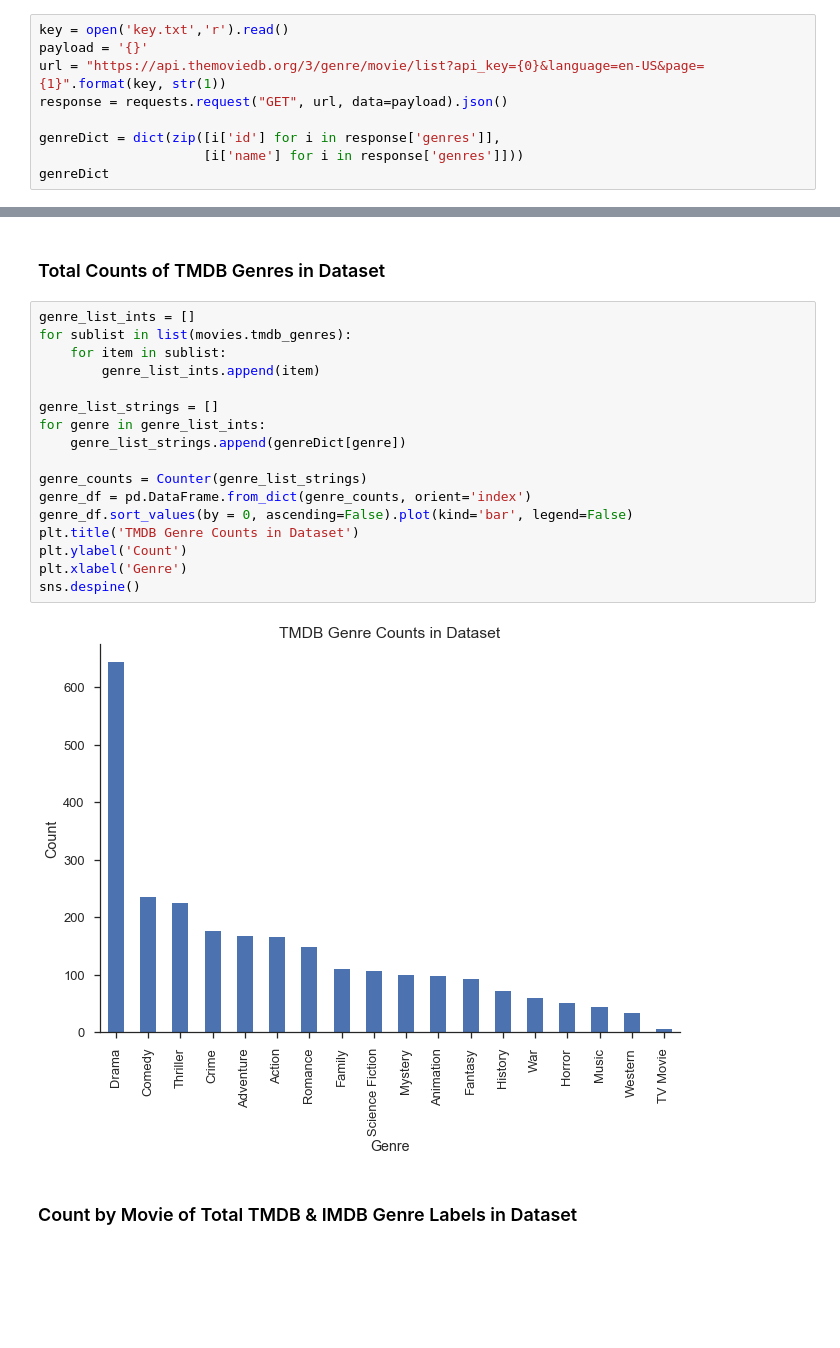
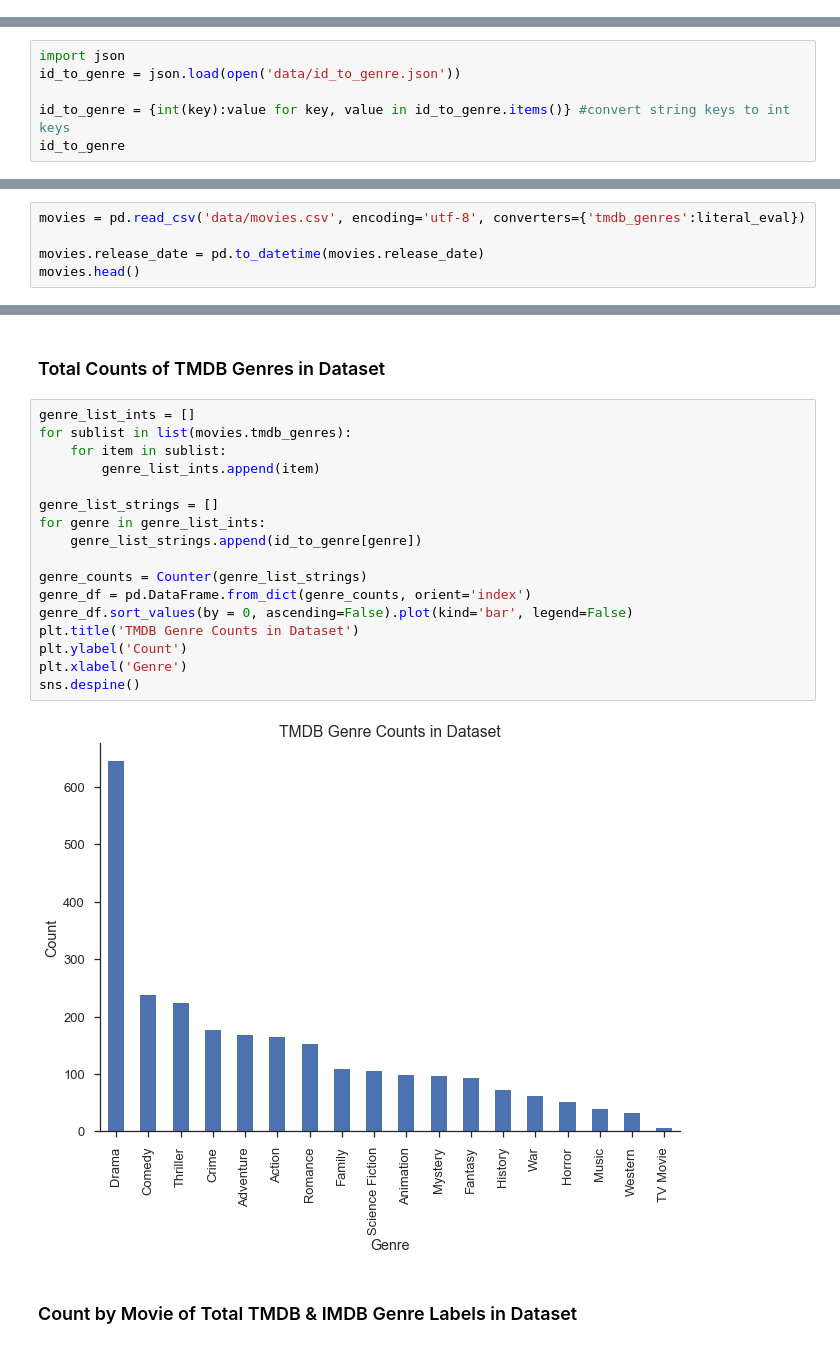
Before and after one commit to Nick-Morgan/Python-Movie-Genre-Predictor, a Jupyter notebook: eda_and_plot_transformations.ipynb, the cells around one changed output, grey strips where cells are left out. Drawn from its saved outputs; the diff is of its cells as text; blank space fills up the shorter version.

Commit message:
updated to reflect changes from movie_scraping notebook

```diff
--- a/eda_and_plot_transformations.ipynb
+++ b/eda_and_plot_transformations.ipynb
@@ -36,12 +36,3 @@ sns.set_style('ticks')
 #### GET TMDB genre labels for reference
 
 We will be using the TMDB genres as our response variable throughout this project. The analysis for these plots can be found in our Milestone 3 and Final Report documents located in this repository's 'submissions' directory.
-# %%
-key = open('key.txt','r').read()
-payload = '{}'
-url = "https://api.themoviedb.org/3/genre/movie/list?api_key={0}&language=en-US&page={1}".format(key, str(1))
-response = requests.request("GET", url, data=payload).json()
-
-genreDict = dict(zip([i['id'] for i in response['genres']],
-                     [i['name'] for i in response['genres']]))
-genreDict
@@ -67,0 +39,6 @@ genreDict
+# %%
+import json
+id_to_genre = json.load(open('data/id_to_genre.json'))
+
+id_to_genre = {int(key):value for key, value in id_to_genre.items()} #convert string keys to int keys
+id_to_genre
@@ -92,0 +69,5 @@ movies.head()
+# %%
+movies = pd.read_csv('data/movies.csv', encoding='utf-8', converters={'tmdb_genres':literal_eval})
+
+movies.release_date = pd.to_datetime(movies.release_date)
+movies.head()
@@ -120,22 +108,22 @@ sns.despine()
 # %%
 genre_list_ints = []
 for sublist in list(movies.tmdb_genres):
     for item in sublist:
         genre_list_ints.append(item)
 
 genre_list_strings = []
 for genre in genre_list_ints:
-    genre_list_strings.append(genreDict[genre])
+    genre_list_strings.append(id_to_genre[genre])
 
 genre_counts = Counter(genre_list_strings)
 genre_df = pd.DataFrame.from_dict(genre_counts, orient='index')
 genre_df.sort_values(by = 0, ascending=False).plot(kind='bar', legend=False)
 plt.title('TMDB Genre Counts in Dataset')
 plt.ylabel('Count')
 plt.xlabel('Genre')
 sns.despine()
 # %% [output]
-[figure, old version]
+[figure, new version]
 # %% [markdown]
 ### Count by Movie of Total TMDB & IMDB Genre Labels in Dataset
 # %%
```
Also changed, not shown: parts of 18 cells of this notebook, 13 other files.
